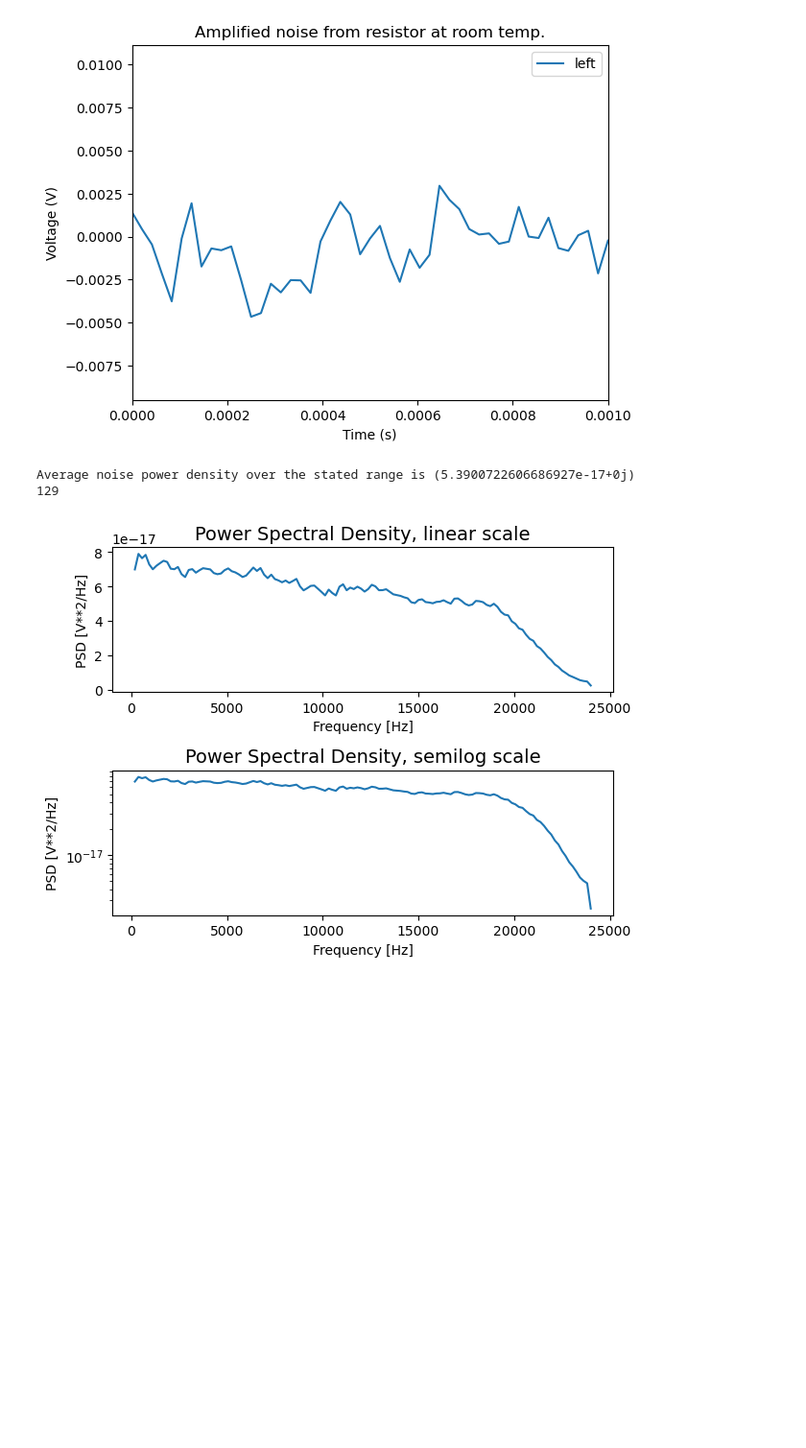
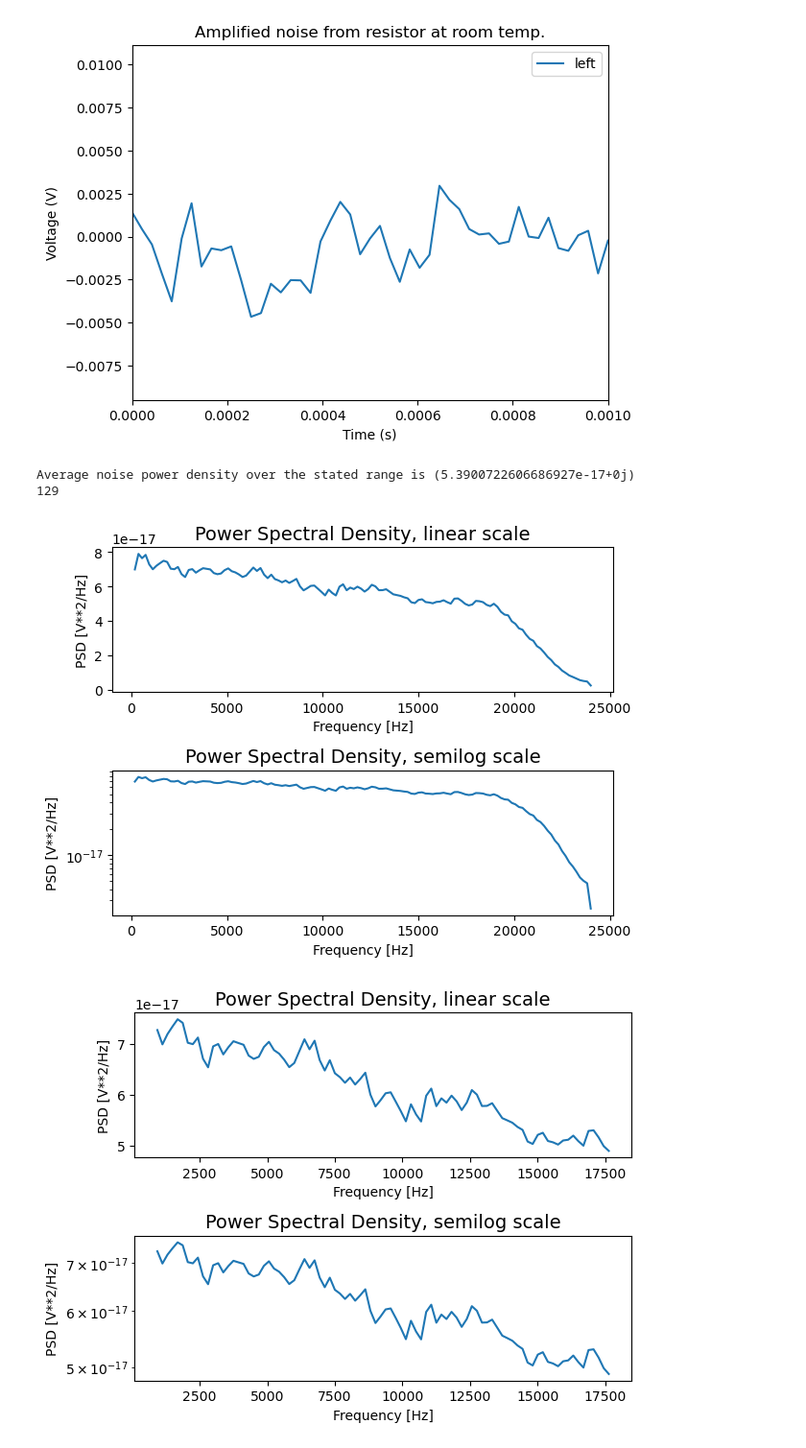
Before and after one commit to loganmachale/PHYS-309, a Jupyter notebook: JN.ipynb, the cells around one changed output. Shown at 96% size. Saved outputs shown, nothing was run; the diff lists cells and outputs as text; code cells hidden in the pictures; blank space fills up the shorter version.

```diff
--- a/JN.ipynb
+++ b/JN.ipynb
@@ -189,37 +189,49 @@ Pxx_den = Pxx_den / amplification(c_amp(f)) ** 2
 # maxloc = np.argmax(Pxx_den)
 # print("Max is at point number",maxloc)
 
 # rng=20
 # peaksum = sum(Pxx_den[(maxloc-rng):(maxloc+rng)])
 # print("Sum of PSD within rng points of peak is",peaksum)
 
 # binsize = f[1]-f[0]
 # print("Bin size is",binsize)
 
 # sinepower = peaksum*binsize
 # print("Total power with rng points of peak is",sinepower)
 
 noisepowerden = np.average(Pxx_den[5:125]) # Make sure this does not include elements beyond the length of Pxx_den
 print("Average noise power density over the stated range is", noisepowerden)
 print(len(Pxx_den))
 
-fig, (ax1, ax2) = plt.subplots(2)
+fig1, (ax1, ax2) = plt.subplots(2)
 
 ax1.set_xlabel('Frequency [Hz]', fontsize=10)
 ax1.set_ylabel('PSD [V**2/Hz]', fontsize=10)
 ax1.set_title('Power Spectral Density, linear scale', fontsize=14)
 ax2.set_xlabel('Frequency [Hz]', fontsize=10)
 ax2.set_ylabel('PSD [V**2/Hz]', fontsize=10)
 ax2.set_title('Power Spectral Density, semilog scale', fontsize=14)
+ax1.plot(f, Pxx_den)
+ax2.semilogy(f, Pxx_den)
+fig1.tight_layout()
 
-ax1.plot(f, Pxx_den)
-ax2.semilogy(f,Pxx_den)
 
-fig.tight_layout()
+fig2, (ax1, ax2) = plt.subplots(2)
+
+ax1.set_xlabel('Frequency [Hz]', fontsize=10)
+ax1.set_ylabel('PSD [V**2/Hz]', fontsize=10)
+ax1.set_title('Power Spectral Density, linear scale', fontsize=14)
+ax2.set_xlabel('Frequency [Hz]', fontsize=10)
+ax2.set_ylabel('PSD [V**2/Hz]', fontsize=10)
+ax2.set_title('Power Spectral Density, semilog scale', fontsize=14)
+ax1.plot(f[5: 95], Pxx_den[5: 95])
+ax2.semilogy(f[5: 95], Pxx_den[5: 95])
+fig2.tight_layout()
 # %% [output]
 Average noise power density over the stated range is (5.3900722606686927e-17+0j)
 129
 [figure]
+[figure, added]
 # %%
 R_18 = 17.962
 R_56 = 56.217
```
Also changed, not shown: parts of 1 cell of this notebook, 1 other file.
